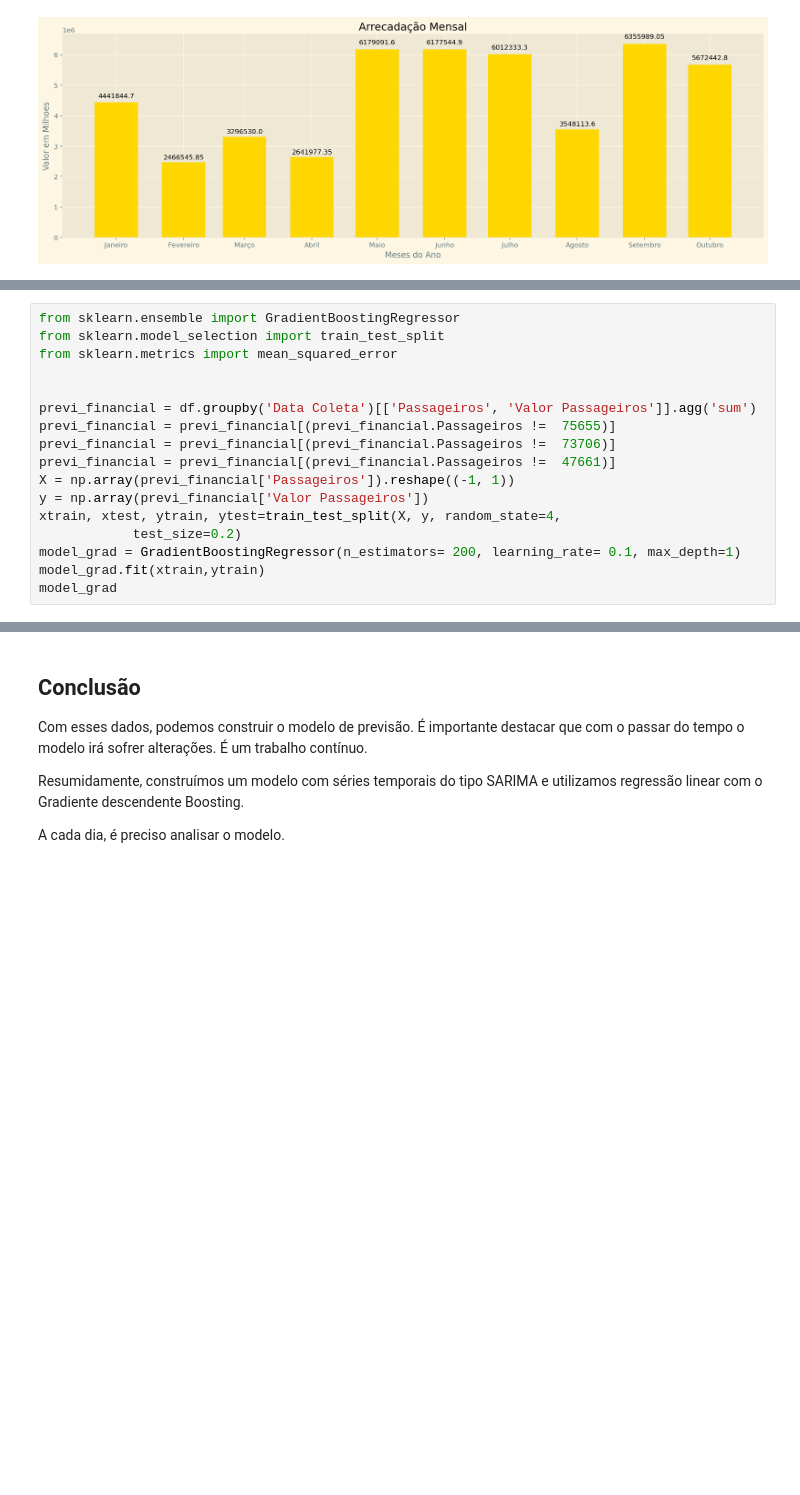
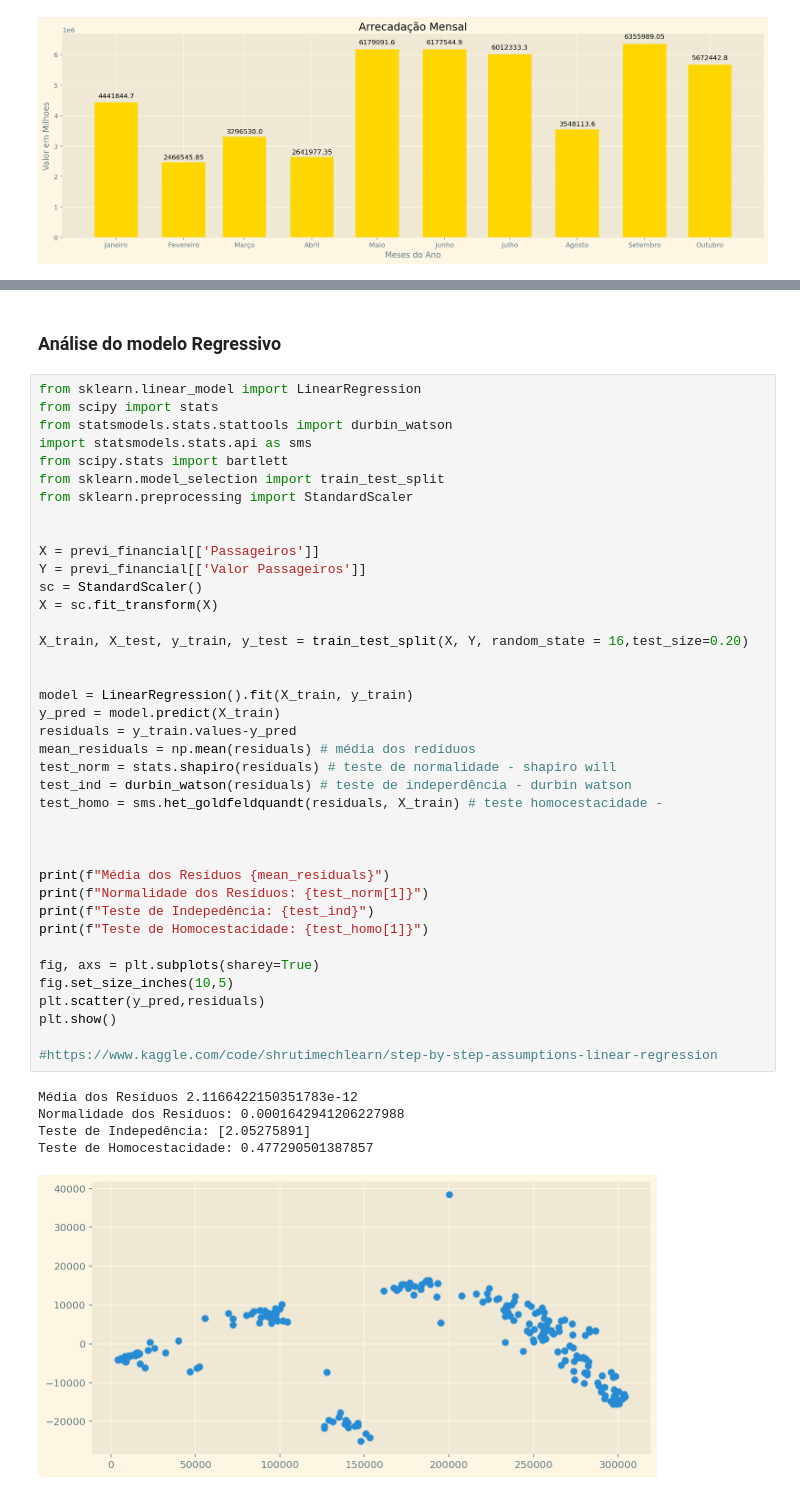
Before and after one commit to filmateus/Tranporte_Publico, a Jupyter notebook: forecasting_public_transportation.ipynb, the cells around one changed output, grey strips where cells are left out. Cells and saved outputs as stored; diff of their text form; blank space fills up the shorter version.

```diff
--- a/forecasting_public_transportation.ipynb
+++ b/forecasting_public_transportation.ipynb
@@ -814,17 +732,0 @@ A solução adotada foi utilizar regressão Regressão Linear com Gradiente Boos
-# %%
-from sklearn.ensemble import GradientBoostingRegressor
-from sklearn.model_selection import train_test_split
-from sklearn.metrics import mean_squared_error
-
-
-previ_financial = df.groupby('Data Coleta')[['Passageiros', 'Valor Passageiros']].agg('sum')
-previ_financial = previ_financial[(previ_financial.Passageiros !=  75655)]
-previ_financial = previ_financial[(previ_financial.Passageiros !=  73706)]
-previ_financial = previ_financial[(previ_financial.Passageiros !=  47661)]
-X = np.array(previ_financial['Passageiros']).reshape((-1, 1))
-y = np.array(previ_financial['Valor Passageiros'])
-xtrain, xtest, ytrain, ytest=train_test_split(X, y, random_state=4,
-            test_size=0.2)
-model_grad = GradientBoostingRegressor(n_estimators= 200, learning_rate= 0.1, max_depth=1)
-model_grad.fit(xtrain,ytrain)
-model_grad
@@ -849,8 +733,47 @@ RMSE: 3086.34
-# %% [markdown]
-## Conclusão
-
-Com esses dados, podemos construir o modelo de previsão. É importante destacar que com o passar do tempo o modelo irá sofrer alterações. É um trabalho contínuo.
-
-Resumidamente, construímos um modelo com séries temporais do tipo SARIMA e utilizamos regressão linear com o Gradiente descendente Boosting.
-
-A cada dia, é preciso analisar o modelo.
+# %% [markdown]
+### Análise do modelo Regressivo
+# %%
+from sklearn.linear_model import LinearRegression
+from scipy import stats
+from statsmodels.stats.stattools import durbin_watson
+import statsmodels.stats.api as sms
+from scipy.stats import bartlett
+from sklearn.model_selection import train_test_split
+from sklearn.preprocessing import StandardScaler
+
+
+X = previ_financial[['Passageiros']]
+Y = previ_financial[['Valor Passageiros']]
+sc = StandardScaler()
+X = sc.fit_transform(X)
+
+X_train, X_test, y_train, y_test = train_test_split(X, Y, random_state = 16,test_size=0.20)
+
+
+model = LinearRegression().fit(X_train, y_train)
+y_pred = model.predict(X_train)
+residuals = y_train.values-y_pred
+mean_residuals = np.mean(residuals) # média dos redíduos
+test_norm = stats.shapiro(residuals) # teste de normalidade - shapiro will
+test_ind = durbin_watson(residuals) # teste de indeperdência - durbin watson
+test_homo = sms.het_goldfeldquandt(residuals, X_train) # teste homocestacidade -
+
+
+
+print(f"Média dos Resíduos {mean_residuals}")
+print(f"Normalidade dos Resíduos: {test_norm[1]}")
+print(f"Teste de Indepedência: {test_ind}")
+print(f"Teste de Homocestacidade: {test_homo[1]}")
+
+fig, axs = plt.subplots(sharey=True)
+fig.set_size_inches(10,5)
+plt.scatter(y_pred,residuals)
+plt.show()
+
+#https://www.kaggle.com/code/shrutimechlearn/step-by-step-assumptions-linear-regression
+# %% [output]
+Média dos Resíduos 2.1166422150351783e-12
+Normalidade dos Resíduos: 0.0001642941206227988
+Teste de Indepedência: [2.05275891]
+Teste de Homocestacidade: 0.477290501387857
+[figure, added]
```
Also changed, not shown: parts of 21 cells of this notebook, 1 other file.
